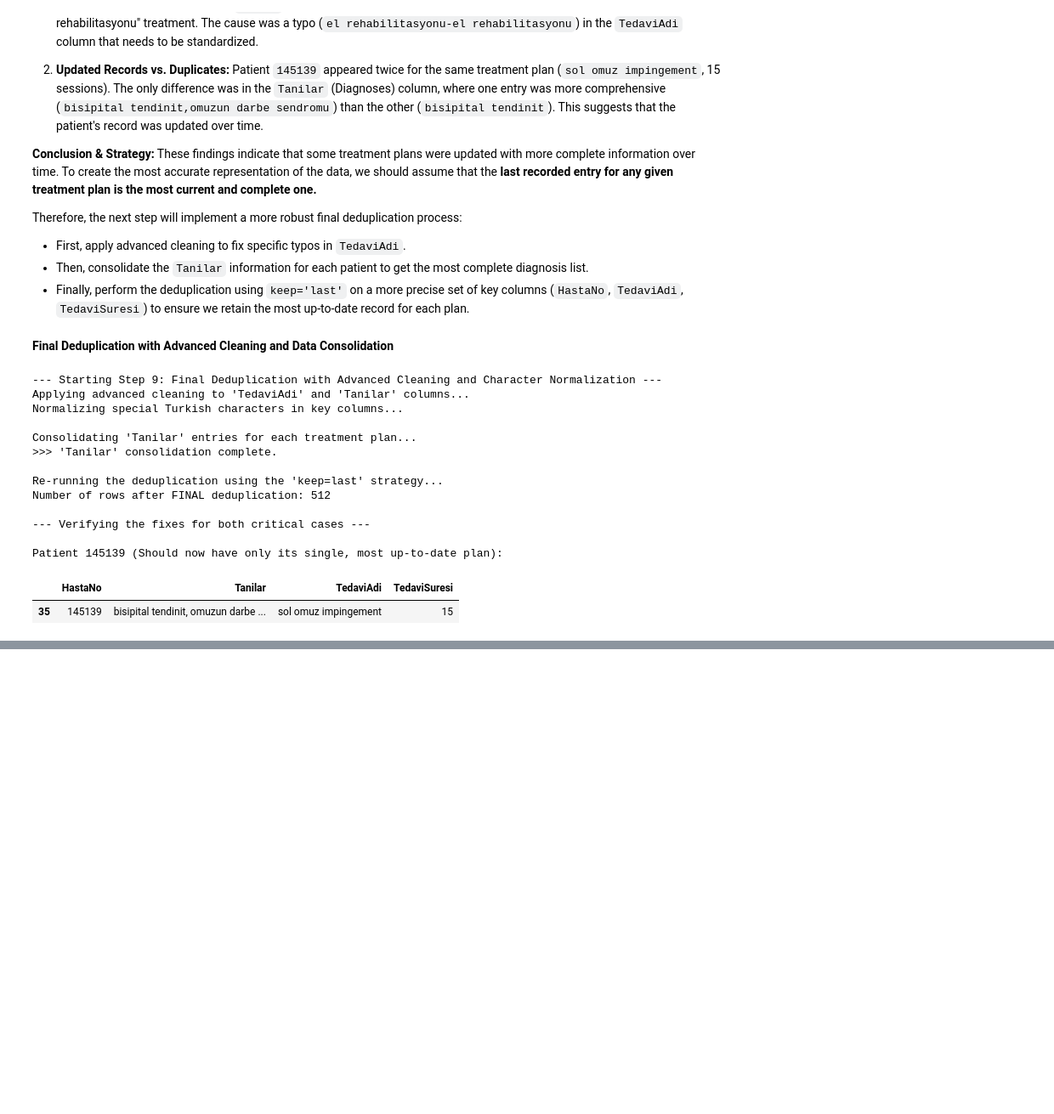
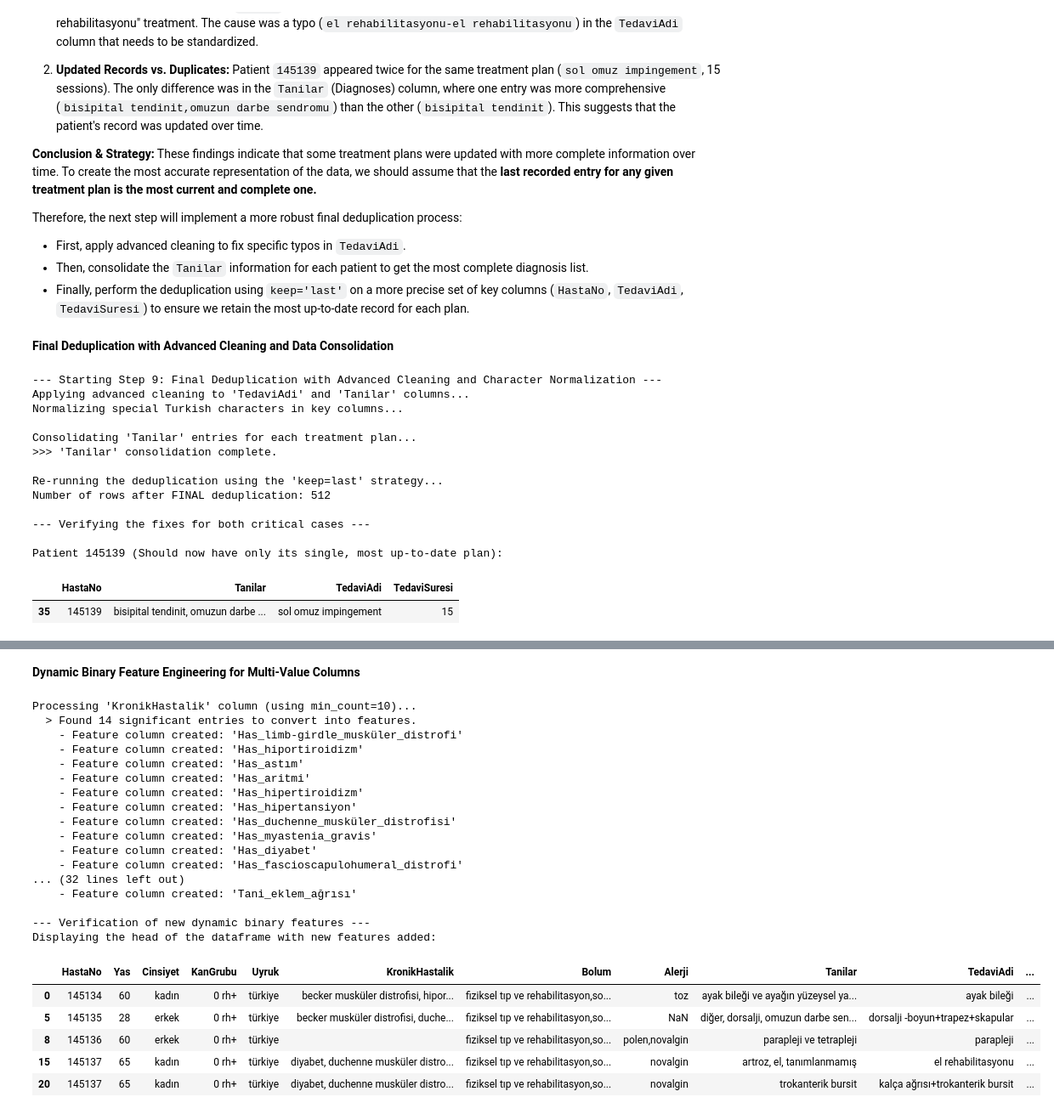
Before and after one commit to BerivanAyaz/Pusula_Berivan_Ayaz, a Jupyter notebook: Pusula_Case_Study.ipynb, the cells around one changed output, grey strips where cells are left out. Shown at 85% size. Saved outputs shown, nothing was run; the diff lists cells and outputs as text; code cells hidden in the pictures; blank space fills up the shorter version.

Commit message:
Dynamic binary feature engineering for complex columns

```diff
--- a/Pusula_Case_Study.ipynb
+++ b/Pusula_Case_Study.ipynb
@@ -595,0 +662,72 @@ df_final.head(20)
+# %% [markdown]
+**Dynamic Binary Feature Engineering for Multi-Value Columns**
+# %%
+# My goal here is to convert the most significant entries from complex text columns into binary features.
+# I'll continue working on a new dataframe.
+df_model_ready = df_final.copy()
+
+# A dictionary to define which columns to process and their parameters.
+# 'min_count' is the minimum number of times an entry must appear to become a feature.
+cols_to_engineer = {
+    'KronikHastalik': {'prefix': 'Has', 'min_count': 10},
+    'Bolum':           {'prefix': 'Bolum', 'min_count': 10},
+    'Alerji':          {'prefix': 'Has', 'min_count': 10},
+    'Tanilar':         {'prefix': 'Tani', 'min_count': 20} # Using a higher threshold for the noisy 'Tanilar' column
+}
+
+# --- Feature Engineering Loop ---
+for col, params in cols_to_engineer.items():
+    prefix = params['prefix']
+    min_count = params['min_count']
+
+    print(f"\nProcessing '{col}' column (using min_count={min_count})...")
+
+    # Calculating the frequency of each unique entry.
+    all_entries = df_model_ready[col].dropna().str.split(r',\s*').explode().str.strip()
+    entry_counts = all_entries.value_counts()
+
+    # Filtering for entries that meet the minimum count threshold.
+    significant_entries = entry_counts[entry_counts >= min_count].index.tolist()
+
+    print(f"  > Found {len(significant_entries)} significant entries to convert into features.")
+
+    # Creating a new binary column for each significant entry.
+    for entry in significant_entries:
+        if entry: # Ensure it's not an empty string
+            # Creating a clean, valid column name. e.g., 'Has_hipertansiyon'
+            col_name = f'{prefix}_{entry.replace(" ", "_")}'
+            df_model_ready[col_name] = df_model_ready[col].apply(lambda x: 1 if isinstance(x, str) and entry in x else 0)
+            print(f"    - Feature column created: '{col_name}'")
+
+
+# --- Verification ---
+print("\n--- Verification of new dynamic binary features ---")
+# I'm not dropping the original columns yet, as you suggested.
+# This allows for verification and flexibility in the next steps.
+pd.set_option('display.max_columns', None)
+print("Displaying the head of the dataframe with new features added:")
+display(df_model_ready.head())
+# %% [output]
+Processing 'KronikHastalik' column (using min_count=10)...
+  > Found 14 significant entries to convert into features.
+    - Feature column created: 'Has_limb-girdle_musküler_distrofi'
+    - Feature column created: 'Has_hiportiroidizm'
+    - Feature column created: 'Has_astım'
+    - Feature column created: 'Has_aritmi'
+    - Feature column created: 'Has_hipertiroidizm'
+    - Feature column created: 'Has_hipertansiyon'
+    - Feature column created: 'Has_duchenne_musküler_distrofisi'
+    - Feature column created: 'Has_myastenia_gravis'
+    - Feature column created: 'Has_diyabet'
+    - Feature column created: 'Has_fascioscapulohumeral_distrofi'
+... (32 lines left out)
+    - Feature column created: 'Tani_eklem_ağrısı'
+
+--- Verification of new dynamic binary features ---
+Displaying the head of the dataframe with new features added:
+|  | HastaNo | Yas | Cinsiyet | KanGrubu | Uyruk | KronikHastalik | Bolum | Alerji | Tanilar | TedaviAdi | ... |
+| 0 | 145134 | 60 | kadın | 0 rh+ | türkiye | becker musküler distrofisi, hipor... | fiziksel tıp ve rehabilitasyon,so... | toz | ayak bileği ve ayağın yüzeysel ya... | ayak bileği | ... |
+| 5 | 145135 | 28 | erkek | 0 rh+ | türkiye | becker musküler distrofisi, duche... | fiziksel tıp ve rehabilitasyon,so... | NaN | diğer, dorsalji, omuzun darbe sen... | dorsalji -boyun+trapez+skapular | ... |
+| 8 | 145136 | 60 | erkek | 0 rh+ | türkiye |  | fiziksel tıp ve rehabilitasyon,so... | polen,novalgin | parapleji ve tetrapleji | parapleji | ... |
+| 15 | 145137 | 65 | kadın | 0 rh+ | türkiye | diyabet, duchenne musküler distro... | fiziksel tıp ve rehabilitasyon,so... | novalgin | artroz, el, tanımlanmamış | el rehabilitasyonu | ... |
+| 20 | 145137 | 65 | kadın | 0 rh+ | türkiye | diyabet, duchenne musküler distro... | fiziksel tıp ve rehabilitasyon,so... | novalgin | trokanterik bursit | kalça ağrısı+trokanterik bursit | ... |
```
Also changed, not shown: parts of 4 cells of this notebook.
